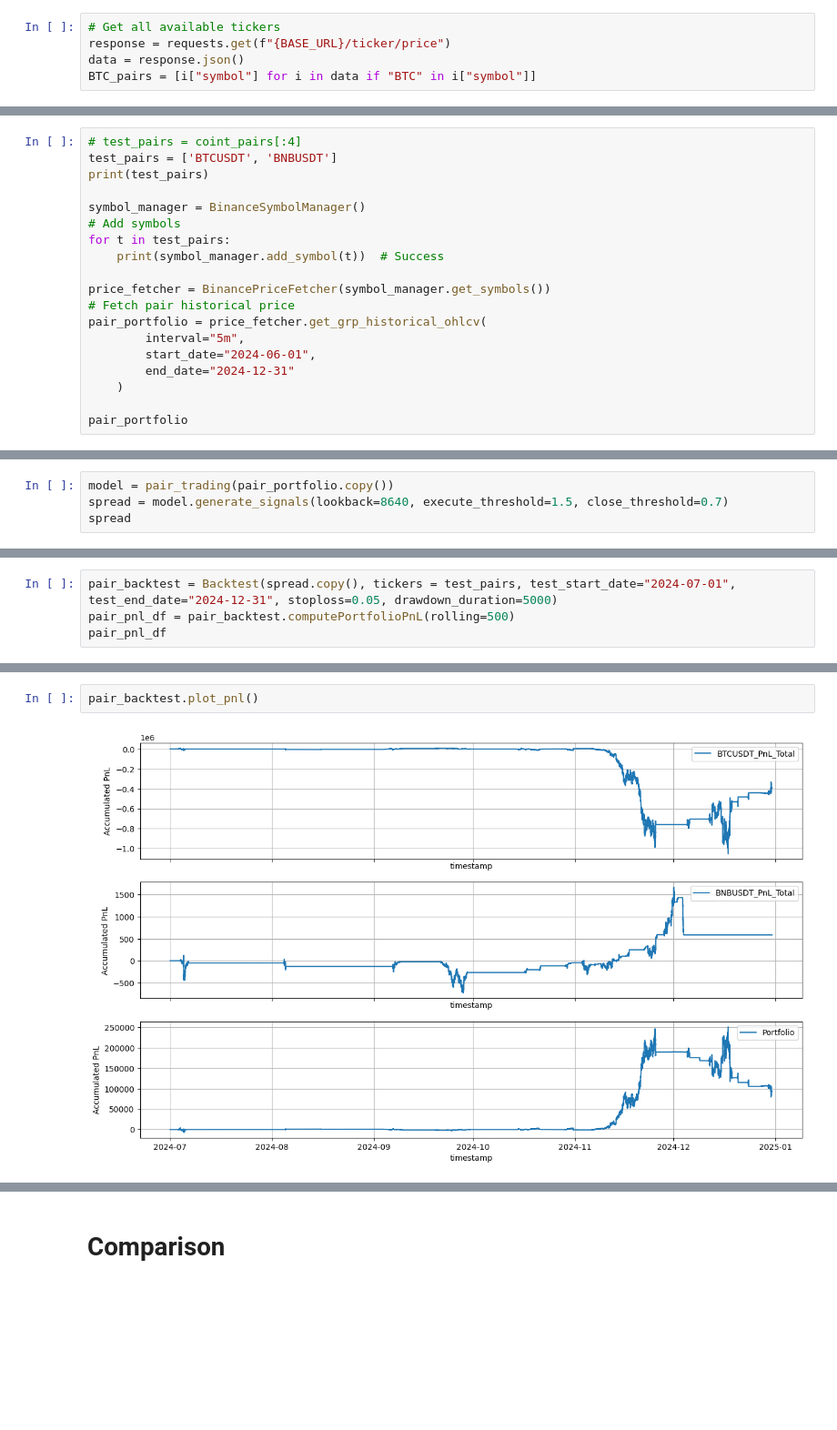
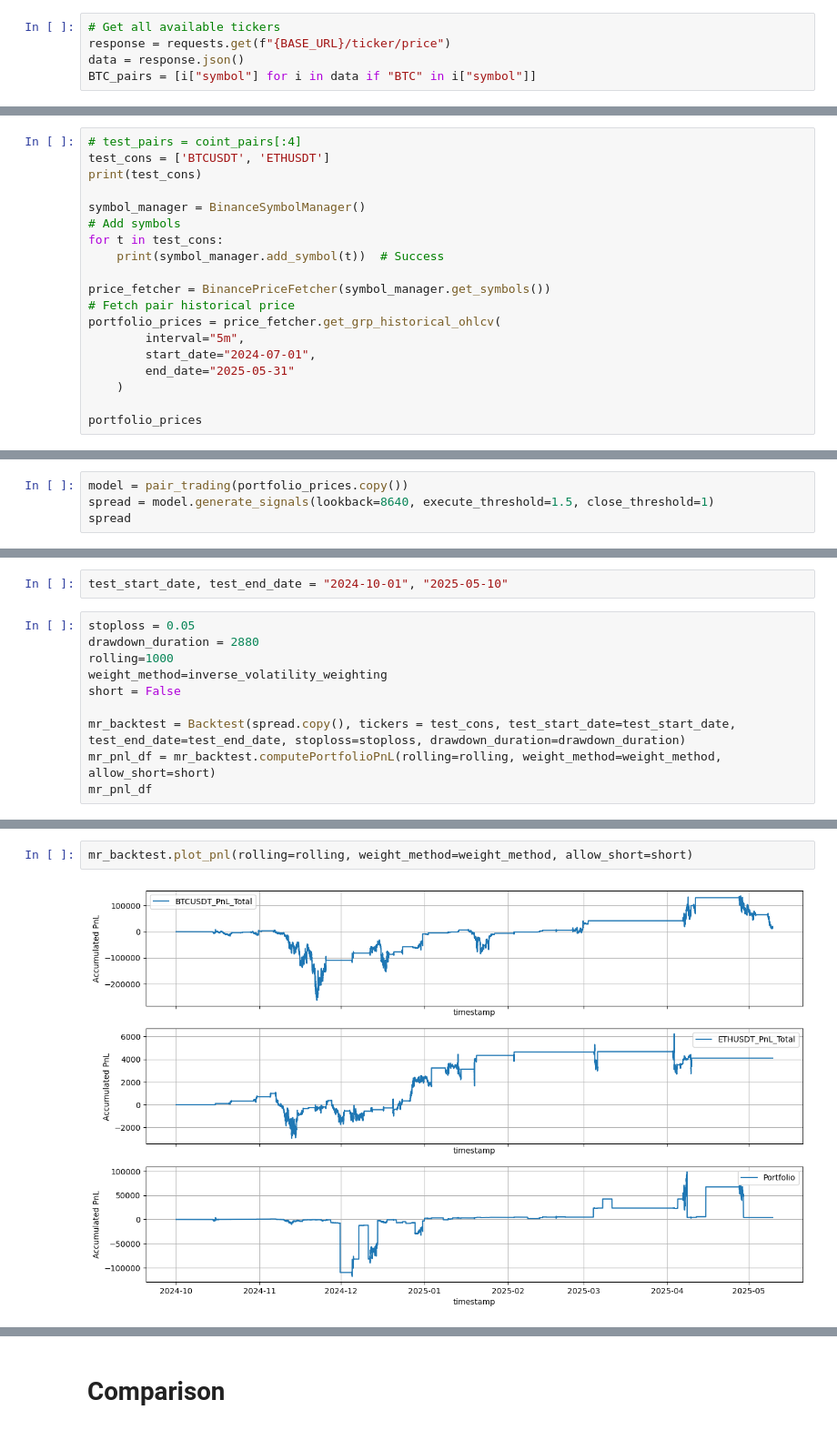
Before and after one commit to saltedpotato/qf635-microstructure-project, a Jupyter notebook: test_strats.ipynb, the cells around one changed output, grey strips where cells are left out. Shown: that part at 91% size. Drawn from its saved outputs; the diff is of its cells as text; blank space fills up the shorter version.

```diff
--- a/test_strats.ipynb
+++ b/test_strats.ipynb
@@ -24,20 +19,20 @@ len(coint_pairs)
 # %%
 # test_pairs = coint_pairs[:4]
-test_pairs = ['BTCUSDT', 'BNBUSDT']
-print(test_pairs)
+test_cons = ['BTCUSDT', 'ETHUSDT']
+print(test_cons)
 
 symbol_manager = BinanceSymbolManager()
 # Add symbols
-for t in test_pairs:
+for t in test_cons:
     print(symbol_manager.add_symbol(t))  # Success
 
 price_fetcher = BinancePriceFetcher(symbol_manager.get_symbols())
 # Fetch pair historical price
-pair_portfolio = price_fetcher.get_grp_historical_ohlcv(
+portfolio_prices = price_fetcher.get_grp_historical_ohlcv(
         interval="5m",
-        start_date="2024-06-01",
-        end_date="2024-12-31"
+        start_date="2024-07-01",
+        end_date="2025-05-31"
     )
 
-pair_portfolio
+portfolio_prices
 # %% [output]
@@ -60,4 +55,4 @@ pair_portfolio
 # %%
-model = pair_trading(pair_portfolio.copy())
-spread = model.generate_signals(lookback=8640, execute_threshold=1.5, close_threshold=0.7)
+model = pair_trading(portfolio_prices.copy())
+spread = model.generate_signals(lookback=8640, execute_threshold=1.5, close_threshold=1)
 spread
@@ -340,6 +59,14 @@ class Backtest:
+# %%
+test_start_date, test_end_date = "2024-10-01", "2025-05-10"
 # %%
-pair_backtest = Backtest(spread.copy(), tickers = test_pairs, test_start_date="2024-07-01", test_end_date="2024-12-31", stoploss=0.05, drawdown_duration=5000)
-pair_pnl_df = pair_backtest.computePortfolioPnL(rolling=500)
-pair_pnl_df
+stoploss = 0.05
+drawdown_duration = 2880
+rolling=1000
+weight_method=inverse_volatility_weighting
+short = False
+
+mr_backtest = Backtest(spread.copy(), tickers = test_cons, test_start_date=test_start_date, test_end_date=test_end_date, stoploss=stoploss, drawdown_duration=drawdown_duration)
+mr_pnl_df = mr_backtest.computePortfolioPnL(rolling=rolling, weight_method=weight_method, allow_short=short)
+mr_pnl_df
 # %% [output]
 |  | timestamp | total_daily_pnl | total_pnl |
@@ -358,4 +85,4 @@ pair_pnl_df
 # %%
-pair_backtest.plot_pnl()
+mr_backtest.plot_pnl(rolling=rolling, weight_method=weight_method, allow_short=short)
 # %% [output]
-[figure, old version]
+[figure, new version]
```
Also changed, not shown: parts of 11 cells of this notebook, 3 other files.
